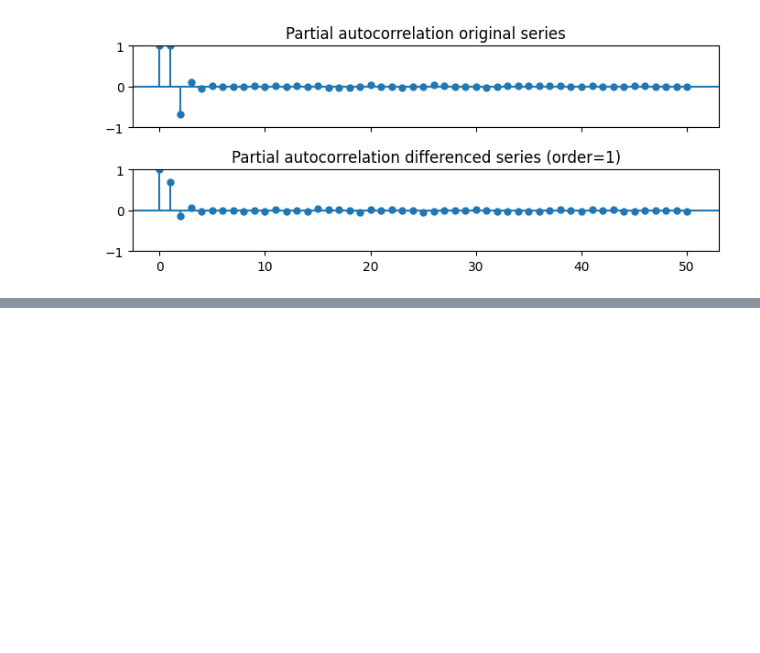
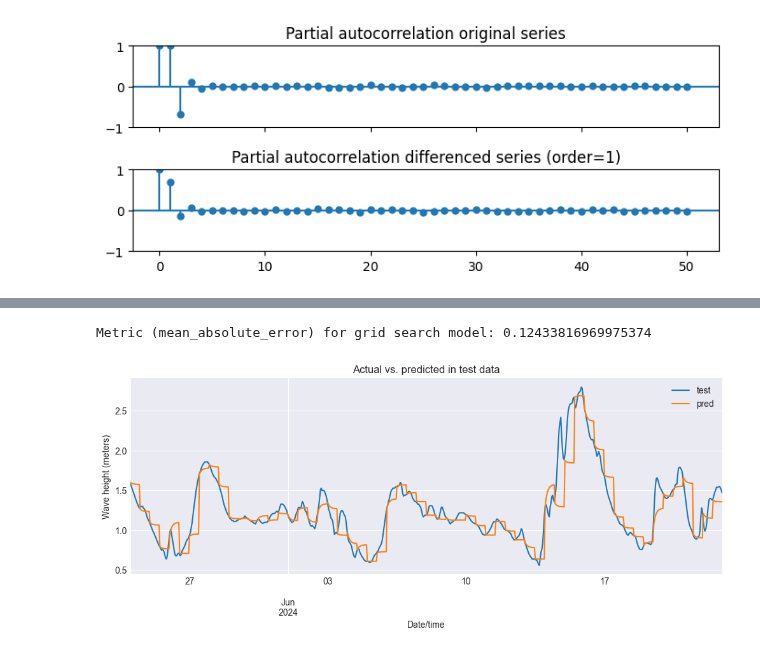
Before and after one commit to AlvaroCorrales/wave-height-prediction, a Jupyter notebook: ARIMA ESP.ipynb, the cells around one changed output, grey strips where cells are left out. Drawn from its saved outputs; the diff is of its cells as text; code cells hidden in the pictures; blank space fills up the shorter version.

```diff
--- a/ARIMA ESP.ipynb
+++ b/ARIMA ESP.ipynb
@@ -113,0 +254,34 @@ plt.tight_layout();
+# %%
+# Backtest predictions with the best model according to grid search
+# ==============================================================================
+forecaster = ForecasterSarimax(
+                 regressor=Sarimax(order=(1, 1, 0), maxiter=200),
+             )
+
+metric_m1, predictions_m1 = backtesting_sarimax(
+                                forecaster            = forecaster,
+                                y                     = df['wave_height'],
+                                initial_train_size    = len(df['wave_height'].iloc[:end_val]),
+                                steps                 = 12,
+                                metric                = 'mean_absolute_error',
+                                refit                 = False,
+                                n_jobs                = "auto",
+                                suppress_warnings_fit = True,
+                                verbose               = False,
+                                show_progress         = True
+                            )
+# %%
+# Compare predictions
+# ==============================================================================
+print(f"Metric (mean_absolute_error) for grid search model: {metric_m1}")
+
+fig, ax = plt.subplots(figsize=(12, 4))
+df['wave_height'].iloc[end_val:].plot(ax=ax, label='test')
+predictions_m1.plot(ax=ax)
+ax.set_title('Actual vs. predicted in test data')
+ax.set_ylabel('Wave height (meters)')
+ax.set_xlabel('Date/time')
+ax.legend();
+# %% [output]
+Metric (mean_absolute_error) for grid search model: 0.12433816969975374
+[figure, added]
```
Also changed, not shown: parts of 9 cells of this notebook, 1 other file.
